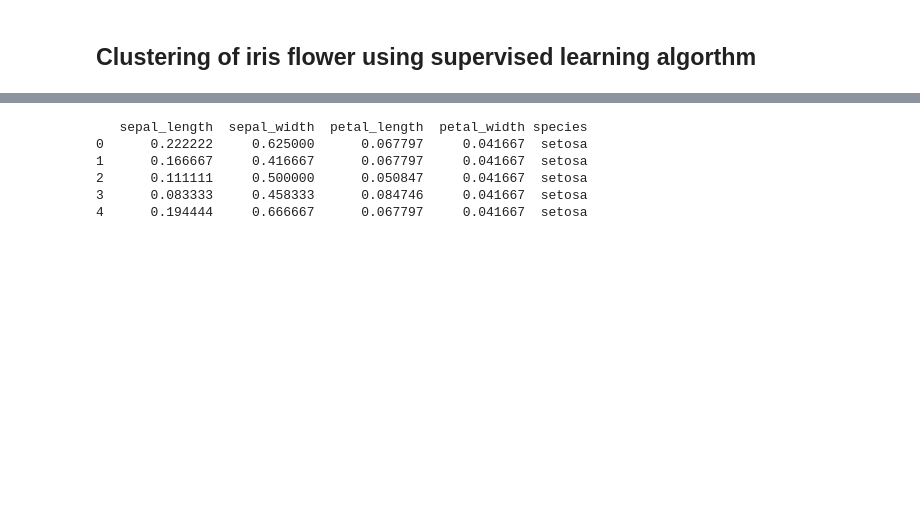
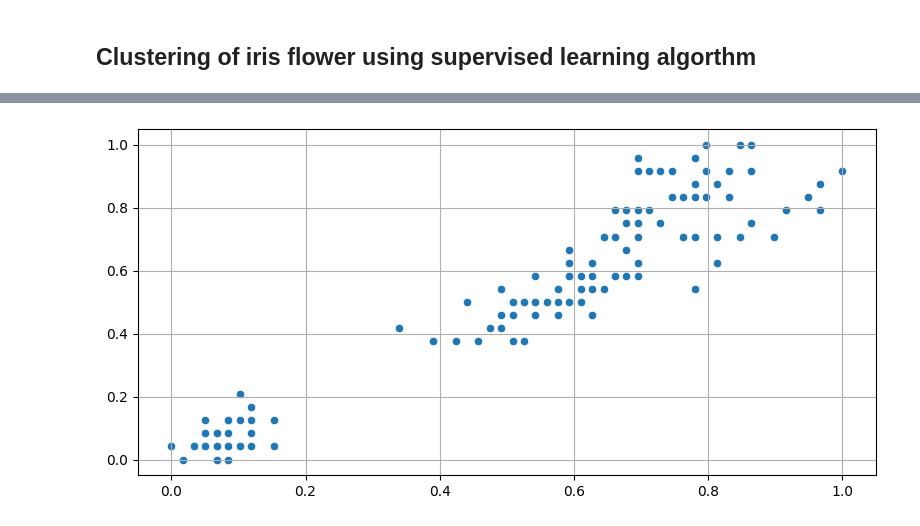
Before and after one commit to kusin/bahan-ajar-ML, a Jupyter notebook: Pertemuan 8 dan 9 - Klastering Data/unsupervised_learning.ipynb, the cells around one changed output, grey strips where cells are left out. Cells and saved outputs as stored; diff of their text form; code cells hidden in the pictures; blank space fills up the shorter version.

```diff
--- a/Pertemuan 8 dan 9 - Klastering Data/unsupervised_learning.ipynb
+++ b/Pertemuan 8 dan 9 - Klastering Data/unsupervised_learning.ipynb
@@ -43,22 +94,11 @@ y = dataset["species"].values
 # normalize features
 scaler = MinMaxScaler(feature_range=(0, 1))
 scaled = scaler.fit_transform(x)
-# %%
-# results normalized
-df_normalize = pd.concat([
-  pd.DataFrame(scaled, columns=["sepal_length", "sepal_width", "petal_length", "petal_width"]),
-  pd.DataFrame(y, columns=["species"])
-], axis=1)
-
-# results normalized
-print(df_normalize.head())
-# %% [output]
-   sepal_length  sepal_width  petal_length  petal_width species
-0      0.222222     0.625000      0.067797     0.041667  setosa
-1      0.166667     0.416667      0.067797     0.041667  setosa
-2      0.111111     0.500000      0.050847     0.041667  setosa
-3      0.083333     0.458333      0.084746     0.041667  setosa
-4      0.194444     0.666667      0.067797     0.041667  setosa
+# %%
+# show results minmax
+scatter(None, x=scaled[:, 0:1].flatten(), y=scaled[:, 1:2].flatten())
+# %% [output]
+[figure, added]
 # %%
 # split validation
 trainX, testX, trainY, testY = train_test_split(
```
Also changed, not shown: parts of 27 cells of this notebook, 8 other files.
